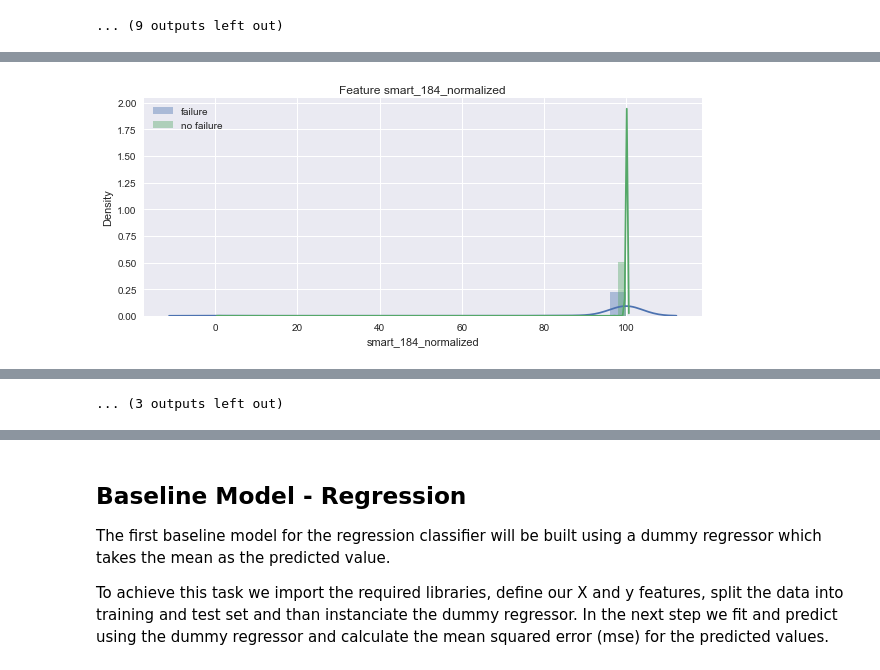
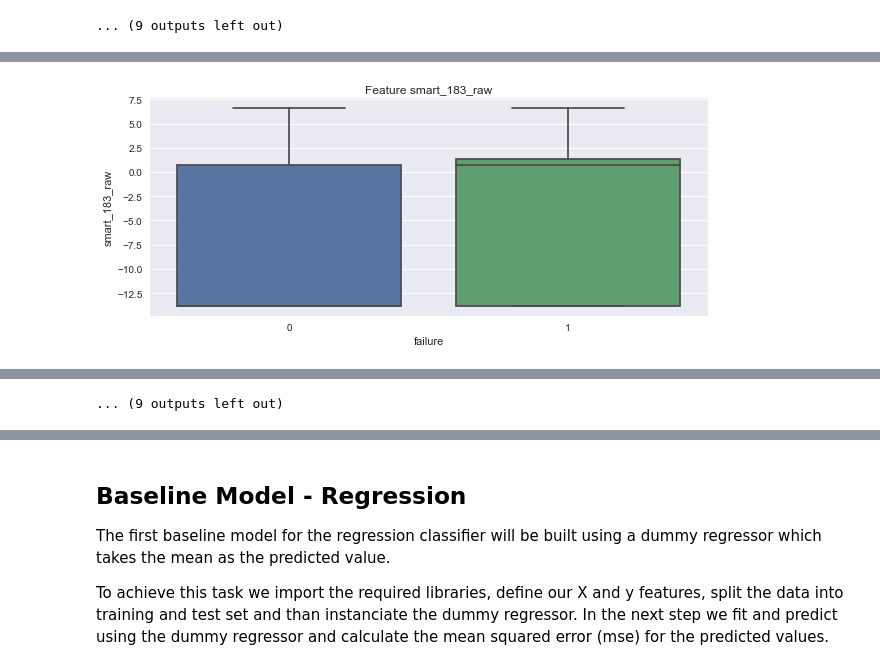
Before and after one commit to wcmphysics/DataScienceBootcamp-Capstone, a Jupyter notebook: notebooks/daniela_eda.ipynb, the cells around one changed output, grey strips where cells are left out. Saved outputs shown, nothing was run; the diff lists cells and outputs as text; code cells hidden in the pictures.

```diff
--- a/notebooks/daniela_eda.ipynb
+++ b/notebooks/daniela_eda.ipynb
@@ -836,3 +838,8 @@ for col in raw_columns:
 [figure]
 [figure]
 ... (9 outputs left out)
+# %%
+for col in raw_columns:
+    plt.subplots(1, 1, figsize=(10, 4))
+    g = sns.boxplot(x=test_model_history.failure, y=test_model_history[col])
+    g.set_title(f'Feature {col}');
@@ -862,18 +883,9 @@ for col in raw_columns:
 [figure]
 [figure]
 ... (9 outputs left out)
-# %%
-# create a helper column containing the features we want to use for plotting
-norm_columns = []
-
-for col in test_model_history.columns:
-    if 'normalized' in col:
-        norm_columns.append(col)
 # %%
-for col in norm_columns:
+for col in raw_columns:
     plt.subplots(1, 1, figsize=(10, 4))
-    g = sns.distplot(total_fail[col], label='failure')
-    g = sns.distplot(total_healthy[col], label='no failure')
-    g.set_title(f'Feature {col}')
-    plt.legend();
+    g = sns.boxplot(x=test_model_history.failure, y=test_model_history[col])
+    g.set_title(f'Feature {col}');
 # %% [output]
@@ -886 +898 @@ for col in norm_columns:
-[figure, old version]
+[figure, new version]
@@ -892 +904 @@ for col in norm_columns:
-... (3 outputs left out)
+... (9 outputs left out)
```
Also changed, not shown: parts of 6 cells of this notebook.
